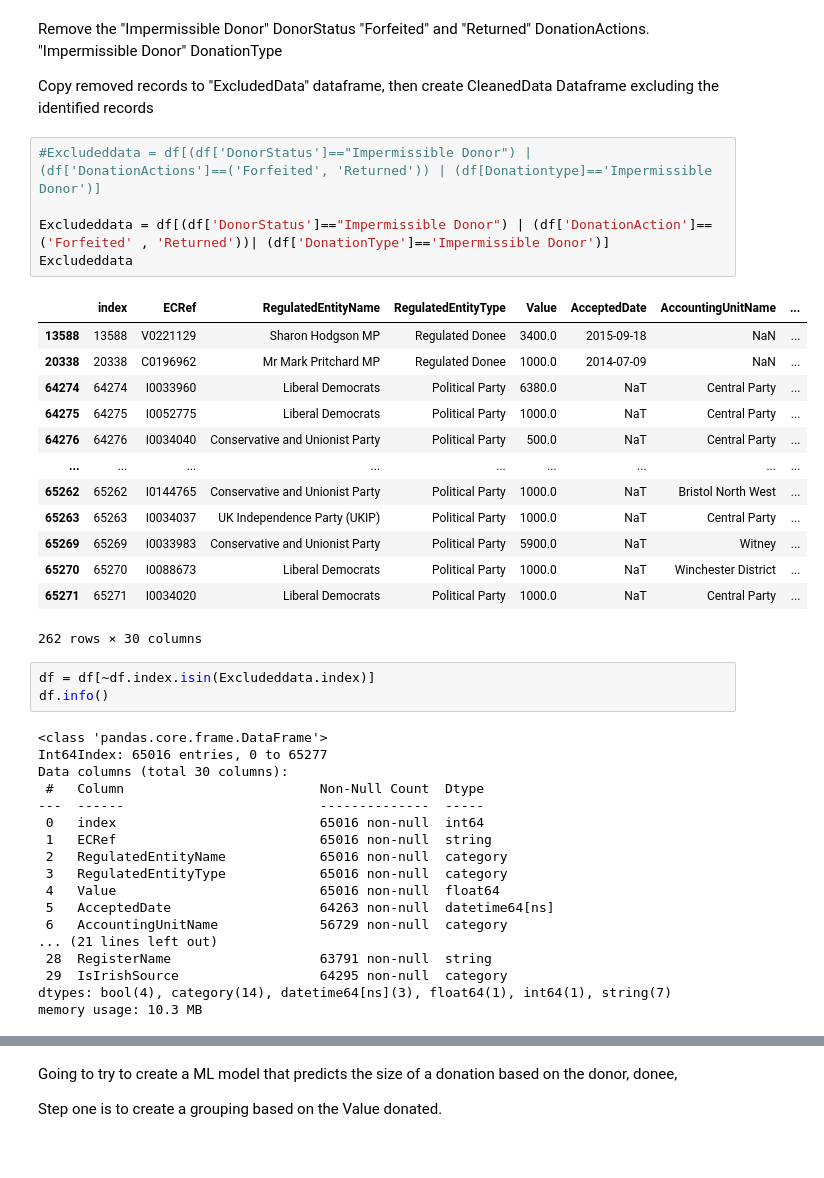
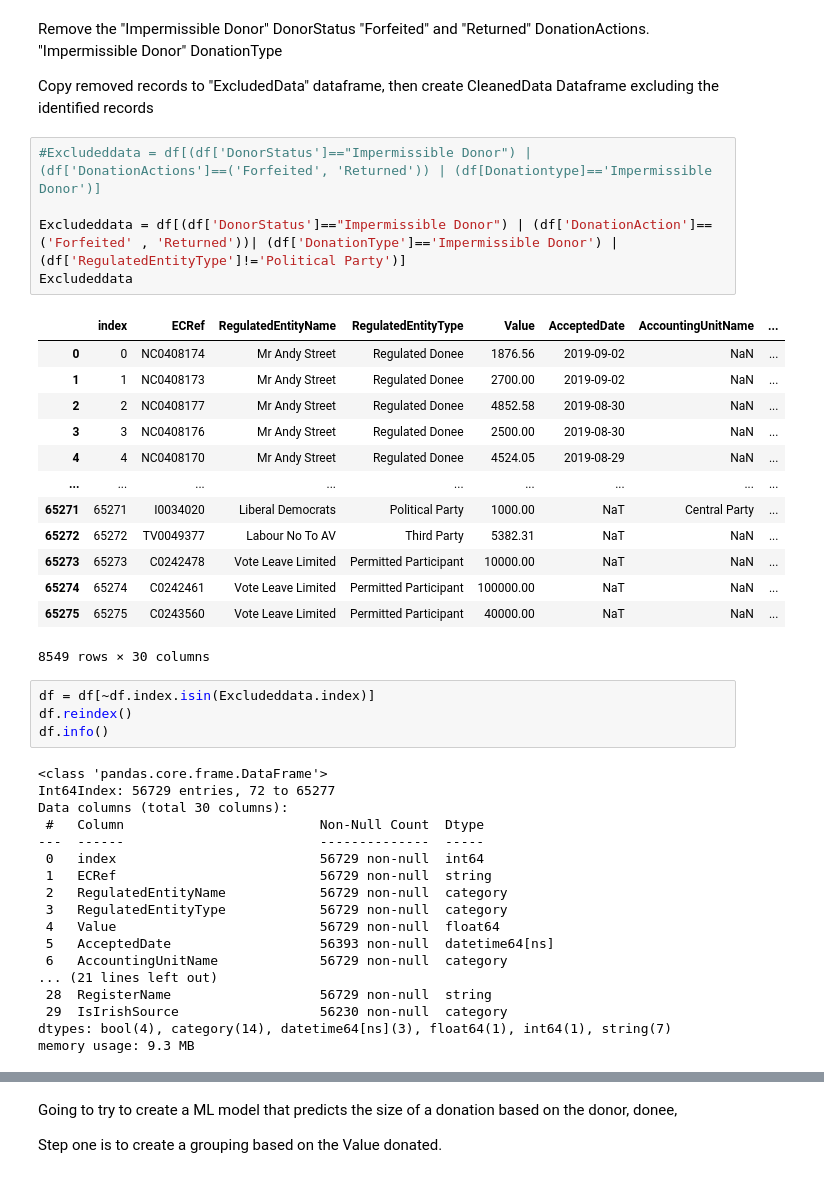
Before and after one commit to Hysnap/PoliticalDonations_Repository, a Jupyter notebook: jupyter_notebooks/DataManipulationTrial.ipynb, the cells around one changed output, grey strips where cells are left out. Drawn from its saved outputs; the diff is of its cells as text.

```diff
--- a/jupyter_notebooks/DataManipulationTrial.ipynb
+++ b/jupyter_notebooks/DataManipulationTrial.ipynb
@@ -166,43 +167,44 @@ Copy removed records to "ExcludedData" dataframe, then create CleanedData Datafr
 # %%
 #Excludeddata = df[(df['DonorStatus']=="Impermissible Donor") | (df['DonationActions']==('Forfeited', 'Returned')) | (df[Donationtype]=='Impermissible Donor')]
 
-Excludeddata = df[(df['DonorStatus']=="Impermissible Donor") | (df['DonationAction']==('Forfeited' , 'Returned'))| (df['DonationType']=='Impermissible Donor')]
+Excludeddata = df[(df['DonorStatus']=="Impermissible Donor") | (df['DonationAction']==('Forfeited' , 'Returned'))| (df['DonationType']=='Impermissible Donor') | (df['RegulatedEntityType']!='Political Party')]
 Excludeddata
 # %% [output]
 |  | index | ECRef | RegulatedEntityName | RegulatedEntityType | Value | AcceptedDate | AccountingUnitName | ... |
-| 13588 | 13588 | V0221129 | Sharon Hodgson MP | Regulated Donee | 3400.0 | 2015-09-18 | NaN | ... |
-| 20338 | 20338 | C0196962 | Mr Mark Pritchard MP | Regulated Donee | 1000.0 | 2014-07-09 | NaN | ... |
-| 64274 | 64274 | I0033960 | Liberal Democrats | Political Party | 6380.0 | NaT | Central Party | ... |
-| 64275 | 64275 | I0052775 | Liberal Democrats | Political Party | 1000.0 | NaT | Central Party | ... |
-| 64276 | 64276 | I0034040 | Conservative and Unionist Party | Political Party | 500.0 | NaT | Central Party | ... |
+| 0 | 0 | NC0408174 | Mr Andy Street | Regulated Donee | 1876.56 | 2019-09-02 | NaN | ... |
+| 1 | 1 | NC0408173 | Mr Andy Street | Regulated Donee | 2700.00 | 2019-09-02 | NaN | ... |
+| 2 | 2 | NC0408177 | Mr Andy Street | Regulated Donee | 4852.58 | 2019-08-30 | NaN | ... |
+| 3 | 3 | NC0408176 | Mr Andy Street | Regulated Donee | 2500.00 | 2019-08-30 | NaN | ... |
+| 4 | 4 | NC0408170 | Mr Andy Street | Regulated Donee | 4524.05 | 2019-08-29 | NaN | ... |
 | ... | ... | ... | ... | ... | ... | ... | ... | ... |
-| 65262 | 65262 | I0144765 | Conservative and Unionist Party | Political Party | 1000.0 | NaT | Bristol North West | ... |
-| 65263 | 65263 | I0034037 | UK Independence Party (UKIP) | Political Party | 1000.0 | NaT | Central Party | ... |
-| 65269 | 65269 | I0033983 | Conservative and Unionist Party | Political Party | 5900.0 | NaT | Witney | ... |
-| 65270 | 65270 | I0088673 | Liberal Democrats | Political Party | 1000.0 | NaT | Winchester District | ... |
-| 65271 | 65271 | I0034020 | Liberal Democrats | Political Party | 1000.0 | NaT | Central Party | ... |
+| 65271 | 65271 | I0034020 | Liberal Democrats | Political Party | 1000.00 | NaT | Central Party | ... |
+| 65272 | 65272 | TV0049377 | Labour No To AV | Third Party | 5382.31 | NaT | NaN | ... |
+| 65273 | 65273 | C0242478 | Vote Leave Limited | Permitted Participant | 10000.00 | NaT | NaN | ... |
+| 65274 | 65274 | C0242461 | Vote Leave Limited | Permitted Participant | 100000.00 | NaT | NaN | ... |
+| 65275 | 65275 | C0243560 | Vote Leave Limited | Permitted Participant | 40000.00 | NaT | NaN | ... |
-262 rows × 30 columns
+8549 rows × 30 columns
 # %%
 df = df[~df.index.isin(Excludeddata.index)]
+df.reindex()
 df.info()
 # %% [output]
 <class 'pandas.core.frame.DataFrame'>
-Int64Index: 65016 entries, 0 to 65277
+Int64Index: 56729 entries, 72 to 65277
 Data columns (total 30 columns):
  #   Column                         Non-Null Count  Dtype
 ---  ------                         --------------  -----
- 0   index                          65016 non-null  int64
- 1   ECRef                          65016 non-null  string
- 2   RegulatedEntityName            65016 non-null  category
- 3   RegulatedEntityType            65016 non-null  category
- 4   Value                          65016 non-null  float64
- 5   AcceptedDate                   64263 non-null  datetime64[ns]
+ 0   index                          56729 non-null  int64
+ 1   ECRef                          56729 non-null  string
+ 2   RegulatedEntityName            56729 non-null  category
+ 3   RegulatedEntityType            56729 non-null  category
+ 4   Value                          56729 non-null  float64
+ 5   AcceptedDate                   56393 non-null  datetime64[ns]
  6   AccountingUnitName             56729 non-null  category
 ... (21 lines left out)
- 28  RegisterName                   63791 non-null  string
- 29  IsIrishSource                  64295 non-null  category
+ 28  RegisterName                   56729 non-null  string
+ 29  IsIrishSource                  56230 non-null  category
 dtypes: bool(4), category(14), datetime64[ns](3), float64(1), int64(1), string(7)
-memory usage: 10.3 MB
+memory usage: 9.3 MB
 # %%
 df.groupby('DonationType').Value.agg(['min', 'max', 'sum', 'count', 'mean', 'median'])
 # %% [output]
```
Also changed, not shown: parts of 16 cells of this notebook.
